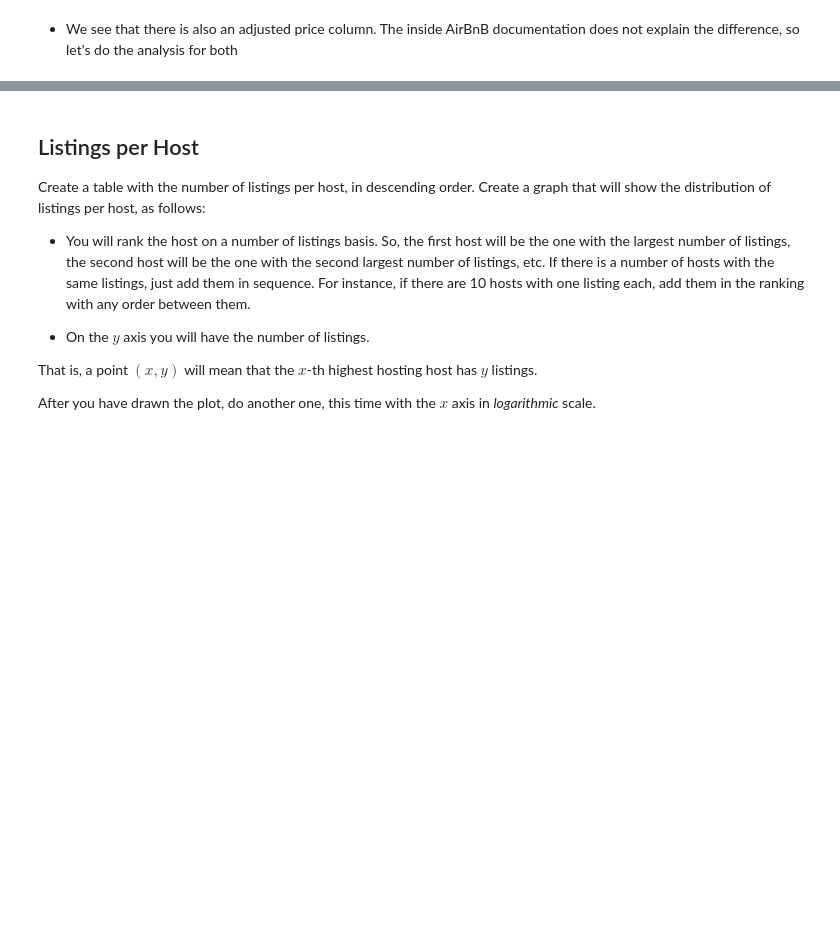
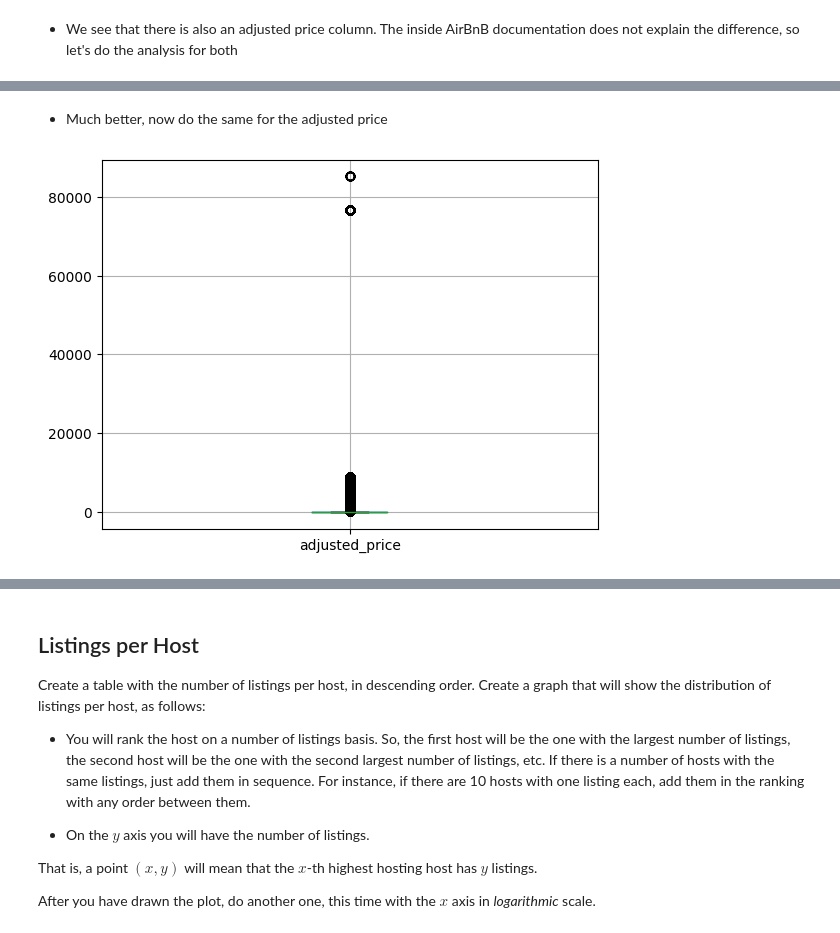
Before and after one commit to TeoSkondras/ATHENS-AIRBNB-ANALYSIS, a Jupyter notebook: ml_assignment1/ml_assignment1.ipynb, the cells around one changed output, grey strips where cells are left out. Cells and saved outputs as stored; diff of their text form; code cells hidden in the pictures; blank space fills up the shorter version.

```diff
--- a/ml_assignment1/ml_assignment1.ipynb
+++ b/ml_assignment1/ml_assignment1.ipynb
@@ -632,0 +691,9 @@ average_price_per_day = calendar_prices.groupby("date").mean()
+# %% [markdown]
+* Much better, now do the same for the adjusted price
+# %%
+# remove outliers with a boxplot and then IQR
+calendar_adjusted_prices = calendar[["date","adjusted_price"]]
+calendar_adjusted_prices.boxplot(column="adjusted_price")
+plt.show()
+# %% [output]
+[figure, added]
```
Also changed, not shown: parts of 41 cells of this notebook.
